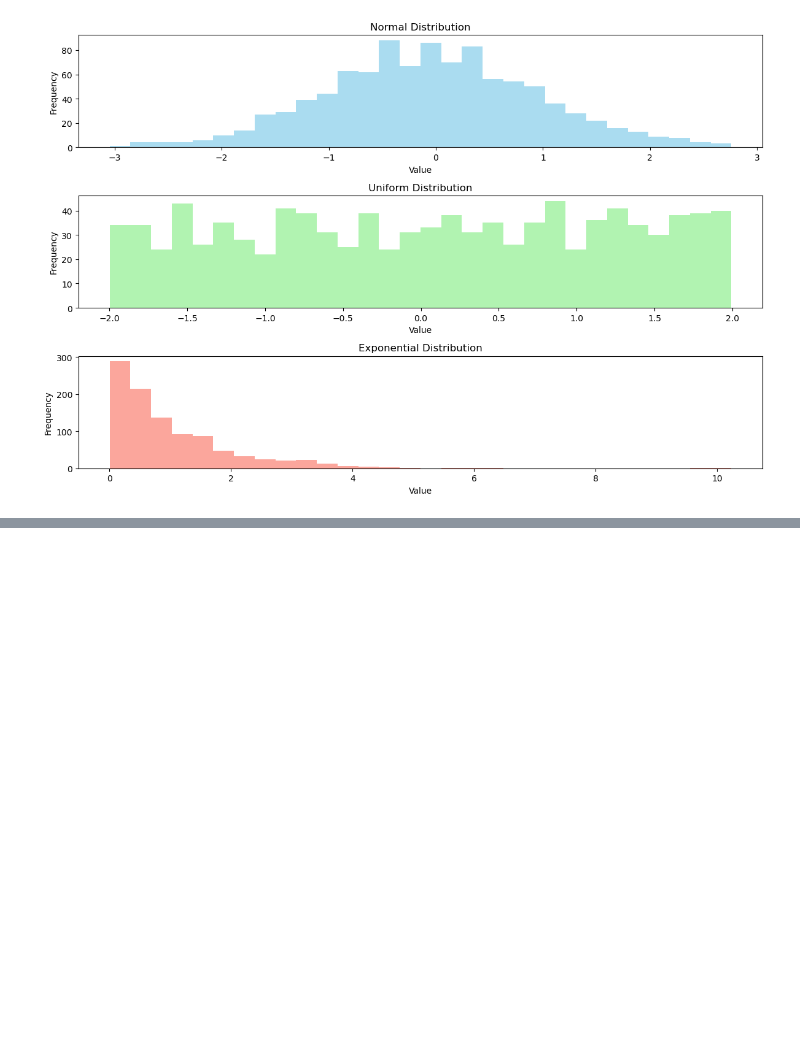
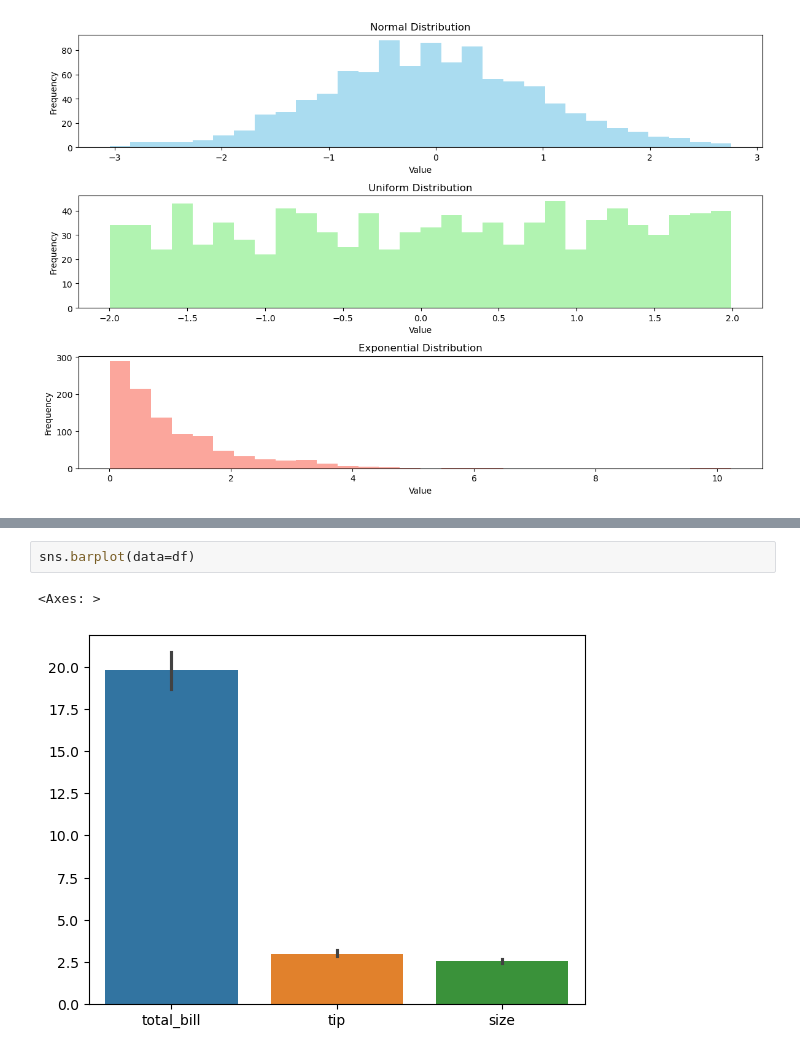
Before and after one commit to waseem-development/AI-NAVTTC, a Jupyter notebook: python/pandas/Statistics_In_Python/3_distribution.ipynb, the cells around one changed output, grey strips where cells are left out. Saved outputs shown, nothing was run; the diff lists cells and outputs as text; blank space fills up the shorter version.

```diff
--- a/python/pandas/Statistics_In_Python/3_distribution.ipynb
+++ b/python/pandas/Statistics_In_Python/3_distribution.ipynb
@@ -102,0 +146,5 @@ plt.show()
+# %%
+sns.barplot(data=df)
+# %% [output]
+<Axes: >
+[figure, added]
```
Also changed, not shown: parts of 18 cells of this notebook, 5 other files.
